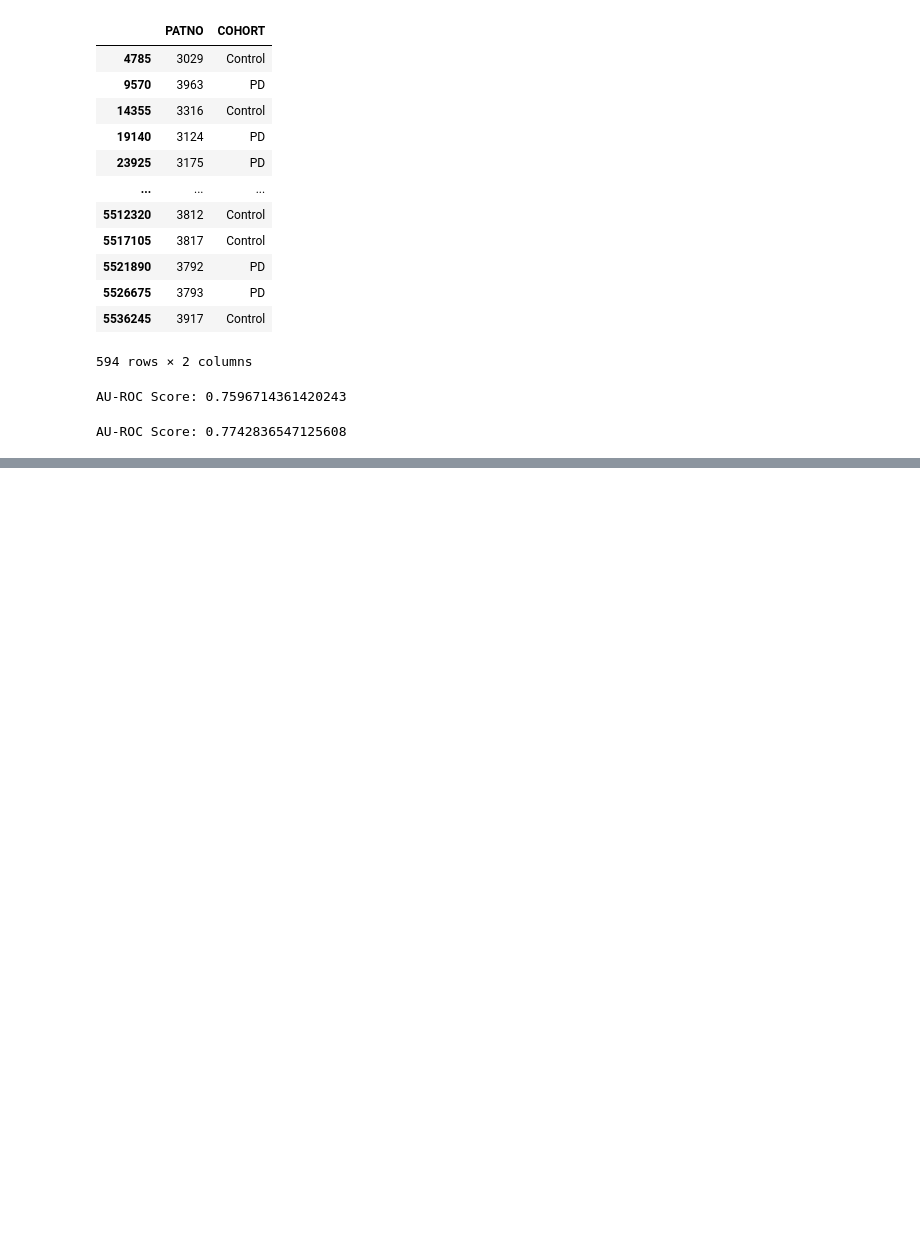
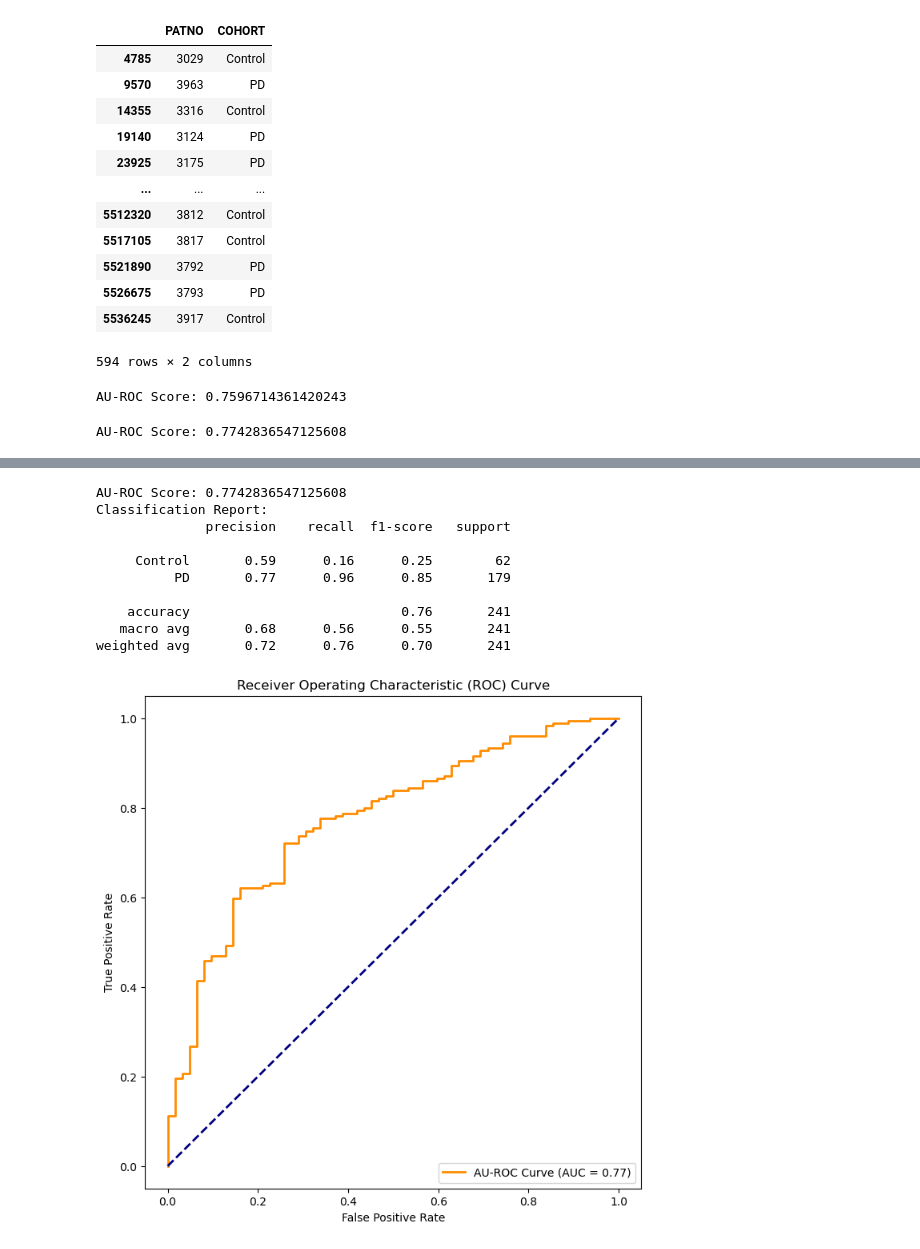
Before and after one commit to zainabnazari/ppmi, a Jupyter notebook: proteomic.ipynb, the cells around one changed output, grey strips where cells are left out. Drawn from its saved outputs; the diff is of its cells as text; code cells hidden in the pictures; blank space fills up the shorter version.

```diff
--- a/proteomic.ipynb
+++ b/proteomic.ipynb
@@ -282,0 +289,54 @@ AU-ROC Score: 0.7742836547125608
+# %%
+import matplotlib.pyplot as plt
+from sklearn.metrics import roc_curve, auc, confusion_matrix, plot_confusion_matrix
+from sklearn.metrics import classification_report
+import seaborn as sns
+
+# Calculate AU-ROC score
+au_roc_score = roc_auc_score(y_test, y_pred_proba)
+
+# Print the AU-ROC score
+print(f'AU-ROC Score: {au_roc_score}')
+
+# Plot ROC curve
+fpr, tpr, _ = roc_curve(y_test, y_pred_proba)
+roc_auc = auc(fpr, tpr)
+
+plt.figure(figsize=(8, 8))
+plt.plot(fpr, tpr, color='darkorange', lw=2, label=f'AU-ROC Curve (AUC = {roc_auc:.2f})')
+plt.plot([0, 1], [0, 1], color='navy', lw=2, linestyle='--')
+plt.xlabel('False Positive Rate')
+plt.ylabel('True Positive Rate')
+plt.title('Receiver Operating Characteristic (ROC) Curve')
+plt.legend(loc='lower right')
+plt.savefig('roc_prot.png')
+
+# Predictions on the testing set
+y_pred = xgb_model.predict(X_test)
+
+# Confusion Matrix
+cm = confusion_matrix(y_test, y_pred)
+
+# Plot Confusion Matrix
+plt.figure(figsize=(8, 6))
+sns.heatmap(cm, annot=True, fmt='d', cmap='Blues', xticklabels=label_encoder.classes_, yticklabels=label_encoder.classes_)
+plt.xlabel('Predicted')
+plt.ylabel('Actual')
+plt.title('Confusion Matrix')
+plt.savefig('confusion_prot.png')
+
+# Classification Report
+print('Classification Report:')
+print(classification_report(y_test, y_pred, target_names=label_encoder.classes_))
+# %% [output]
+AU-ROC Score: 0.7742836547125608
+Classification Report:
+              precision    recall  f1-score   support
+
+     Control       0.59      0.16      0.25        62
+          PD       0.77      0.96      0.85       179
+
+    accuracy                           0.76       241
+   macro avg       0.68      0.56      0.55       241
+weighted avg       0.72      0.76      0.70       241
+[figure, added]
```
Also changed, not shown: parts of 7 cells of this notebook, 6 other files.
